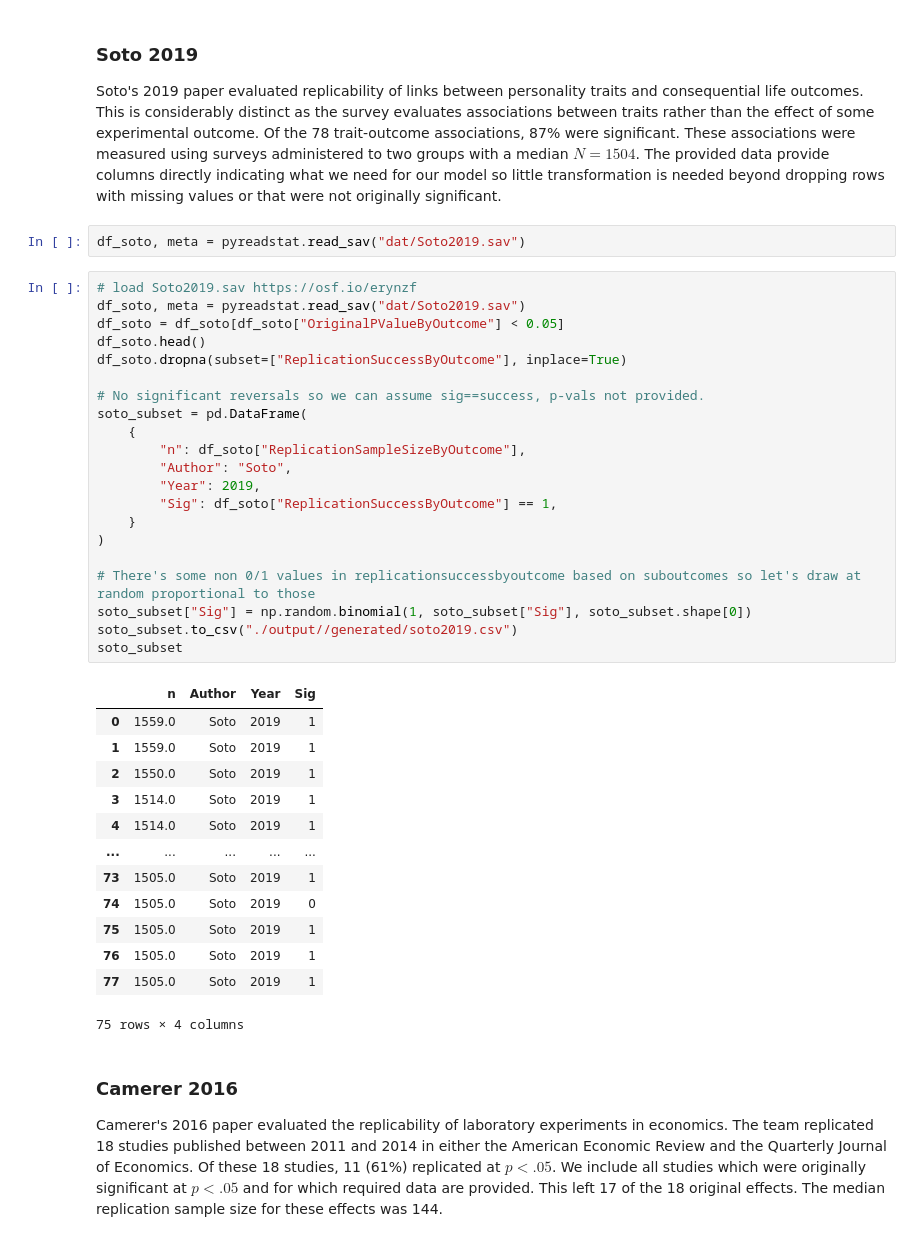
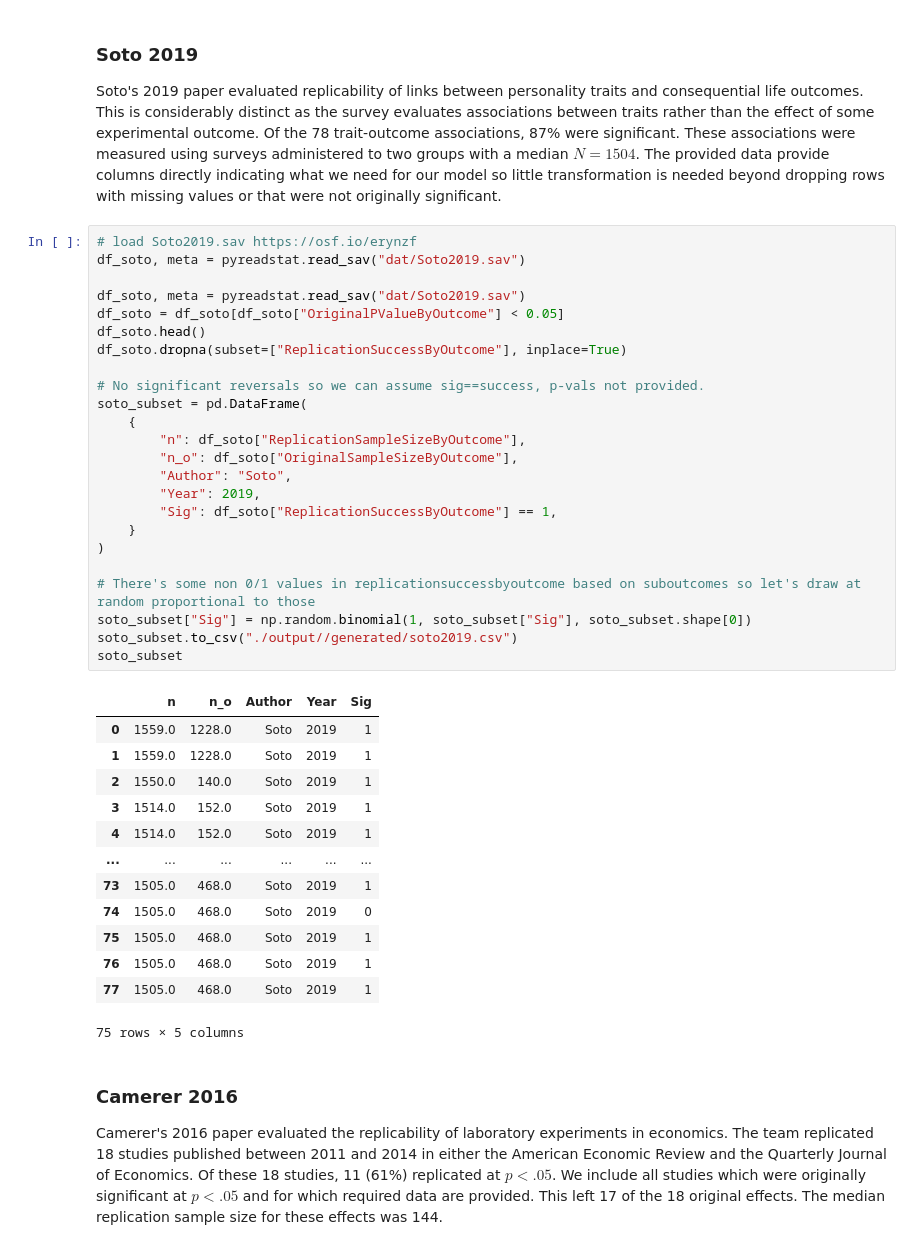
Before and after one commit to josephbb/FalsePositivesReplicationCrisis, a Jupyter notebook: RepEfforts.ipynb, the cells around one changed output. Cells and saved outputs as stored; diff of their text form.

```diff
--- a/RepEfforts.ipynb
+++ b/RepEfforts.ipynb
@@ -128,43 +153,44 @@ df_protzko_subset.head()
 # %% [markdown]
 ### Soto 2019
 Soto's 2019 paper evaluated replicability of links between personality traits and consequential life outcomes. This is considerably distinct as the survey evaluates associations between traits rather than the effect of some experimental outcome.  Of the 78 trait-outcome associations, 87% were significant. These associations were measured using surveys administered to two groups with a median $N=1504$. The provided data provide columns directly indicating what we need for our model so little transformation is needed beyond dropping rows with missing values or that were not originally significant.
-# %%
-df_soto, meta = pyreadstat.read_sav("dat/Soto2019.sav")
 # %%
 # load Soto2019.sav https://osf.io/erynzf
+df_soto, meta = pyreadstat.read_sav("dat/Soto2019.sav")
+
 df_soto, meta = pyreadstat.read_sav("dat/Soto2019.sav")
 df_soto = df_soto[df_soto["OriginalPValueByOutcome"] < 0.05]
 df_soto.head()
 df_soto.dropna(subset=["ReplicationSuccessByOutcome"], inplace=True)
 
 # No significant reversals so we can assume sig==success, p-vals not provided.
 soto_subset = pd.DataFrame(
     {
         "n": df_soto["ReplicationSampleSizeByOutcome"],
+        "n_o": df_soto["OriginalSampleSizeByOutcome"],
         "Author": "Soto",
         "Year": 2019,
         "Sig": df_soto["ReplicationSuccessByOutcome"] == 1,
     }
 )
 
 # There's some non 0/1 values in replicationsuccessbyoutcome based on suboutcomes so let's draw at random proportional to those
 soto_subset["Sig"] = np.random.binomial(1, soto_subset["Sig"], soto_subset.shape[0])
 soto_subset.to_csv("./output//generated/soto2019.csv")
 soto_subset
 # %% [output]
-|  | n | Author | Year | Sig |
-| 0 | 1559.0 | Soto | 2019 | 1 |
-| 1 | 1559.0 | Soto | 2019 | 1 |
-| 2 | 1550.0 | Soto | 2019 | 1 |
-| 3 | 1514.0 | Soto | 2019 | 1 |
-| 4 | 1514.0 | Soto | 2019 | 1 |
-| ... | ... | ... | ... | ... |
-| 73 | 1505.0 | Soto | 2019 | 1 |
-| 74 | 1505.0 | Soto | 2019 | 0 |
-| 75 | 1505.0 | Soto | 2019 | 1 |
-| 76 | 1505.0 | Soto | 2019 | 1 |
-| 77 | 1505.0 | Soto | 2019 | 1 |
+|  | n | n_o | Author | Year | Sig |
+| 0 | 1559.0 | 1228.0 | Soto | 2019 | 1 |
+| 1 | 1559.0 | 1228.0 | Soto | 2019 | 1 |
+| 2 | 1550.0 | 140.0 | Soto | 2019 | 1 |
+| 3 | 1514.0 | 152.0 | Soto | 2019 | 1 |
+| 4 | 1514.0 | 152.0 | Soto | 2019 | 1 |
+| ... | ... | ... | ... | ... | ... |
+| 73 | 1505.0 | 468.0 | Soto | 2019 | 1 |
+| 74 | 1505.0 | 468.0 | Soto | 2019 | 0 |
+| 75 | 1505.0 | 468.0 | Soto | 2019 | 1 |
+| 76 | 1505.0 | 468.0 | Soto | 2019 | 1 |
+| 77 | 1505.0 | 468.0 | Soto | 2019 | 1 |
-75 rows × 4 columns
+75 rows × 5 columns
 # %% [markdown]
 ### Camerer 2016
 Camerer's 2016 paper evaluated the replicability of laboratory experiments in economics. The team replicated 18 studies published between 2011 and 2014 in either the American Economic Review and the Quarterly Journal of Economics. Of these 18 studies, 11 (61%) replicated at $p<.05$. We include all studies which were originally significant at $p<.05$ and for which required data are provided. This left 17 of the 18 original effects. The median replication sample size for these effects was 144.
```
Also changed, not shown: parts of 52 cells of this notebook, 14 other files.
